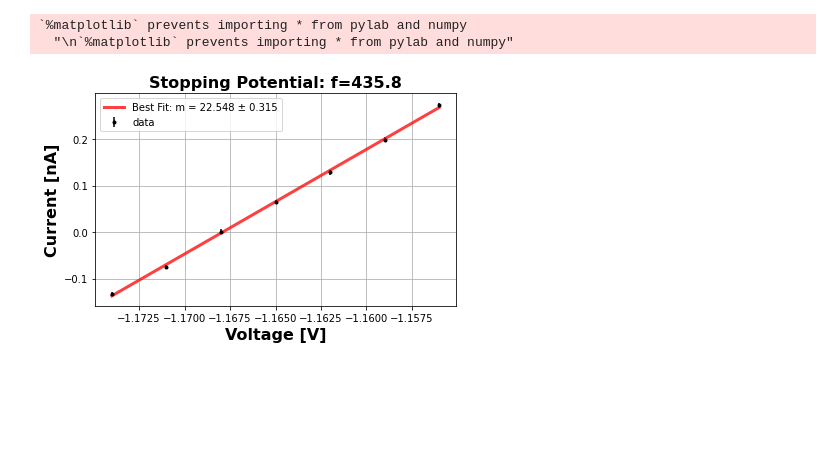
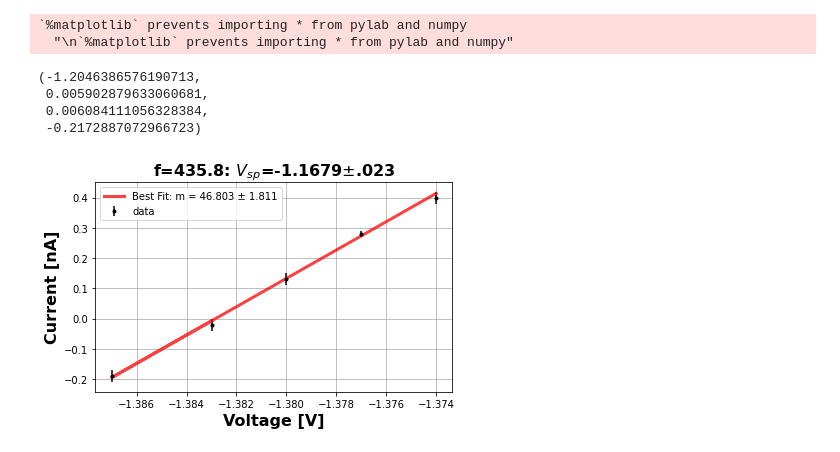
Before and after one commit to AndrewCrossman/PHYS646, a Jupyter notebook: Find_Planck.ipynb, the cells around one changed output. Cells and saved outputs as stored; diff of their text form; code cells hidden in the pictures; blank space fills up the shorter version.

```diff
--- a/Find_Planck.ipynb
+++ b/Find_Planck.ipynb
@@ -23 +21,5 @@ v435err = [dv for x in range(len(v435))]
 i435err = [di for x in range(len(i435))]
+# %%
+v254 = [-1.120, -1.450, -1, -.8, -.5]
+i254 = [.001, -.005, .007, .016, .038]
+i254err = [.003, .004, .003, .003, .005]
@@ -24,20 +42,31 @@ i435err = [di for x in range(len(i435))]
+# %%
+x = v254
+y = i254
+yerr = i254err
 # %%
-A = np.vander(v435, 2) #alternative to np.c_, same difference, but note the order of the columns
-ATA = np.dot(A.T, A / np.power(i435err,2)[:, None])
+A = np.vander(x, 2) #alternative to np.c_, same difference, but note the order of the columns
+ATA = np.dot(A.T, A / np.power(yerr,2)[:, None])
 cov = np.linalg.inv(ATA) #covariance will give us the errors
-w = np.linalg.solve(ATA, np.dot(A.T, i435 / np.power(i435err,2)))
+w = np.linalg.solve(ATA, np.dot(A.T, y / np.power(yerr,2)))
+# %%
+-w[1]/w[0], np.sqrt(cov[0, 0]), np.sqrt(cov[1, 1]), -w[1]/w[0]*( (cov[0, 0]/w[0]**2)+(cov[1, 1]/w[1]**2) )**(1/2)
+# %% [output]
+(-1.2046386576190713,
+ 0.005902879633060681,
+ 0.006084111056328384,
+ -0.2172887072966723)
 # %%
 fig, ax = plt.subplots(figsize=(6,4))
-ax.errorbar(v435,i435,yerr=i435err, fmt=".k", label="data")
-ax.plot(v435, np.multiply(w[0],v435)+w[1], "r",
+ax.errorbar(x,y,yerr=yerr, fmt=".k", label="data")
+ax.plot(x, np.multiply(w[0],x)+w[1], "r",
          alpha=0.75, lw=3, label="Best Fit: m = {0:.3f} ± {1:.3f}".format(w[0], np.sqrt(cov[0, 0])))
-ax.set_title(r'Stopping Potential: f=435.8', fontsize=16, fontweight='bold')
+ax.set_title(r'f=435.8: $V_{sp}$=-1.1679$\pm$.023', fontsize=16, fontweight='bold')
 ax.set_xlabel('Voltage [V]', fontsize=16, fontweight='bold')
 ax.set_ylabel(r'Current [nA]', fontsize=16, fontweight='bold')
 #ax.set_xlim(.9,2.9)
 #ax.set_ylim(3,10)
 ax.legend()
 ax.grid()
 plt.tight_layout()
 # %% [output]
-[figure, old version]
+[figure, new version]
```
Also changed, not shown: parts of 7 cells of this notebook.
